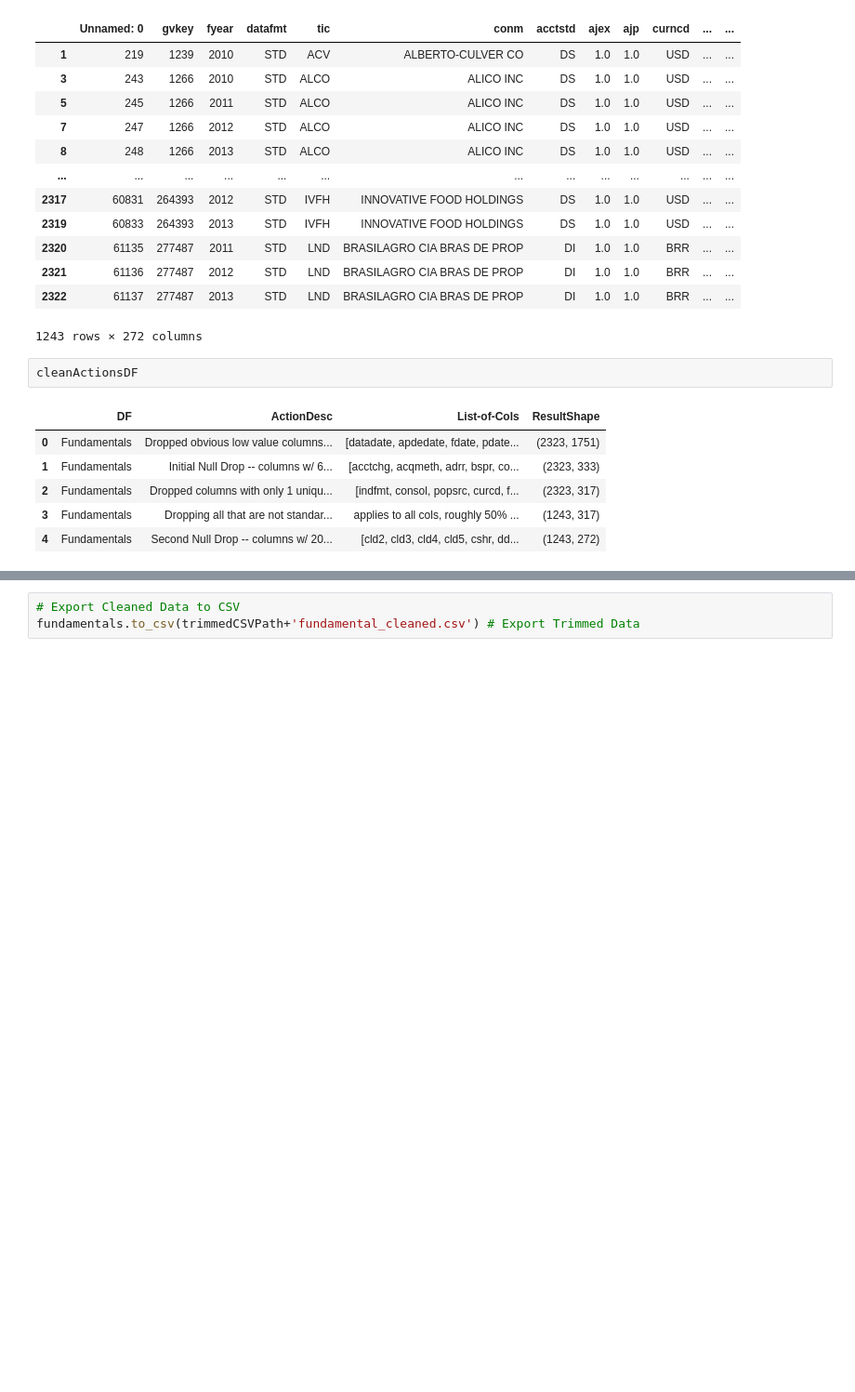
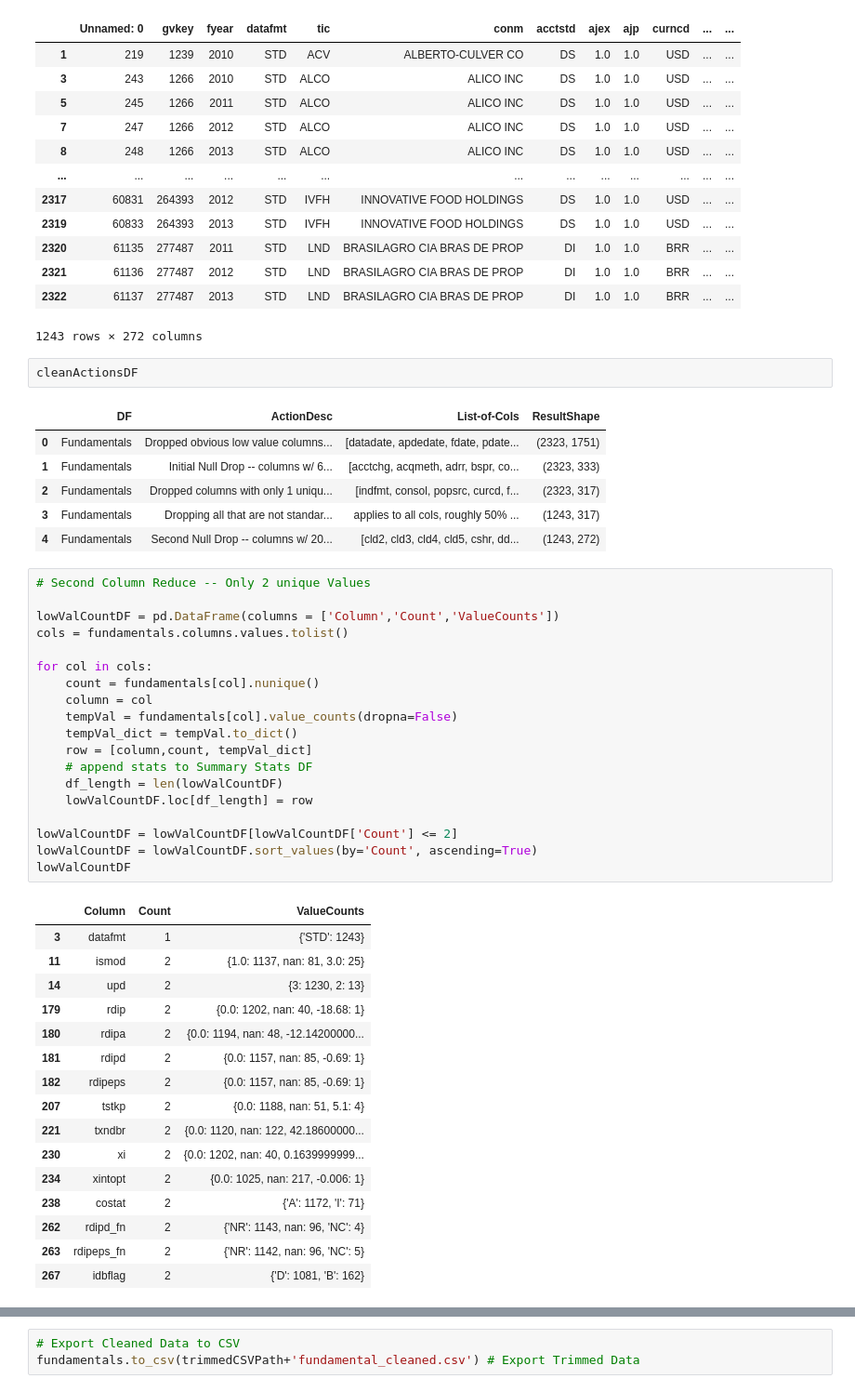
Before and after one commit to bcullinan32/CapstoneProject, a Jupyter notebook: Capstone-Main.ipynb, the cells around one changed output, grey strips where cells are left out. Shown: that part at 93% size. Cells and saved outputs as stored; diff of their text form; blank space fills up the shorter version.

Commit message:
Added Report to Identify Colums w/ low values.  Further Fundamental Cleaning

```diff
--- a/Capstone-Main.ipynb
+++ b/Capstone-Main.ipynb
@@ -482,3 +508,39 @@ cleanActionsDF
 | 2 | Fundamentals | Dropped columns with only 1 uniqu... | [indfmt, consol, popsrc, curcd, f... | (2323, 317) |
 | 3 | Fundamentals | Dropping all that are not standar... | applies to all cols, roughly 50% ... | (1243, 317) |
 | 4 | Fundamentals | Second Null Drop -- columns w/ 20... | [cld2, cld3, cld4, cld5, cshr, dd... | (1243, 272) |
+# %%
+# Second Column Reduce -- Only 2 unique Values
+
+lowValCountDF = pd.DataFrame(columns = ['Column','Count','ValueCounts'])
+cols = fundamentals.columns.values.tolist()
+
+for col in cols:
+    count = fundamentals[col].nunique()
+    column = col
+    tempVal = fundamentals[col].value_counts(dropna=False)
+    tempVal_dict = tempVal.to_dict()
+    row = [column,count, tempVal_dict]
+    # append stats to Summary Stats DF
+    df_length = len(lowValCountDF)
+    lowValCountDF.loc[df_length] = row
+
+lowValCountDF = lowValCountDF[lowValCountDF['Count'] <= 2]
+lowValCountDF = lowValCountDF.sort_values(by='Count', ascending=True)
+lowValCountDF
+# %% [output]
+|  | Column | Count | ValueCounts |
+| 3 | datafmt | 1 | {'STD': 1243} |
+| 11 | ismod | 2 | {1.0: 1137, nan: 81, 3.0: 25} |
+| 14 | upd | 2 | {3: 1230, 2: 13} |
+| 179 | rdip | 2 | {0.0: 1202, nan: 40, -18.68: 1} |
+| 180 | rdipa | 2 | {0.0: 1194, nan: 48, -12.14200000... |
+| 181 | rdipd | 2 | {0.0: 1157, nan: 85, -0.69: 1} |
+| 182 | rdipeps | 2 | {0.0: 1157, nan: 85, -0.69: 1} |
+| 207 | tstkp | 2 | {0.0: 1188, nan: 51, 5.1: 4} |
+| 221 | txndbr | 2 | {0.0: 1120, nan: 122, 42.18600000... |
+| 230 | xi | 2 | {0.0: 1202, nan: 40, 0.1639999999... |
+| 234 | xintopt | 2 | {0.0: 1025, nan: 217, -0.006: 1} |
+| 238 | costat | 2 | {'A': 1172, 'I': 71} |
+| 262 | rdipd_fn | 2 | {'NR': 1143, nan: 96, 'NC': 4} |
+| 263 | rdipeps_fn | 2 | {'NR': 1142, nan: 96, 'NC': 5} |
+| 267 | idbflag | 2 | {'D': 1081, 'B': 162} |
```
Also changed, not shown: parts of 9 cells of this notebook, 6 other files.
